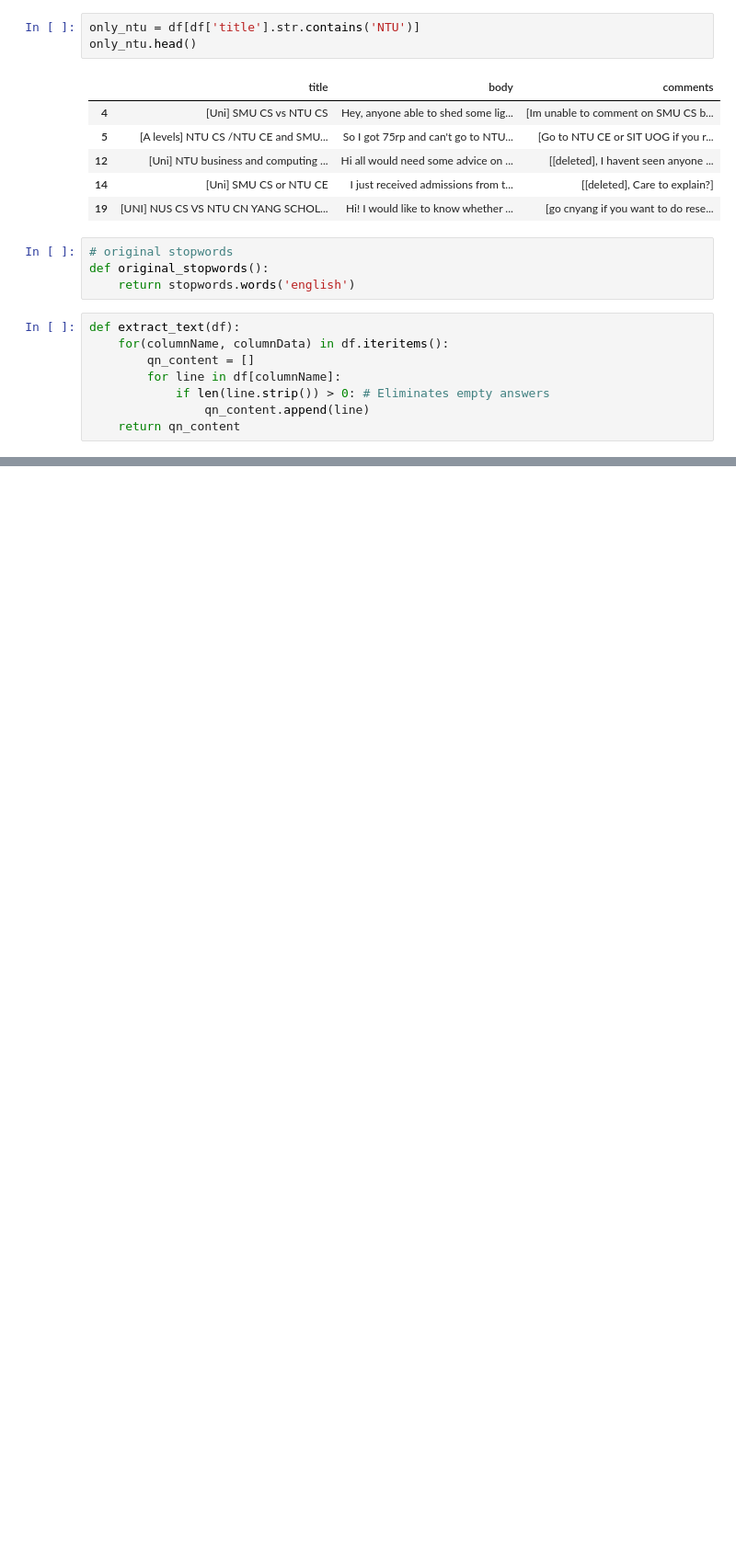
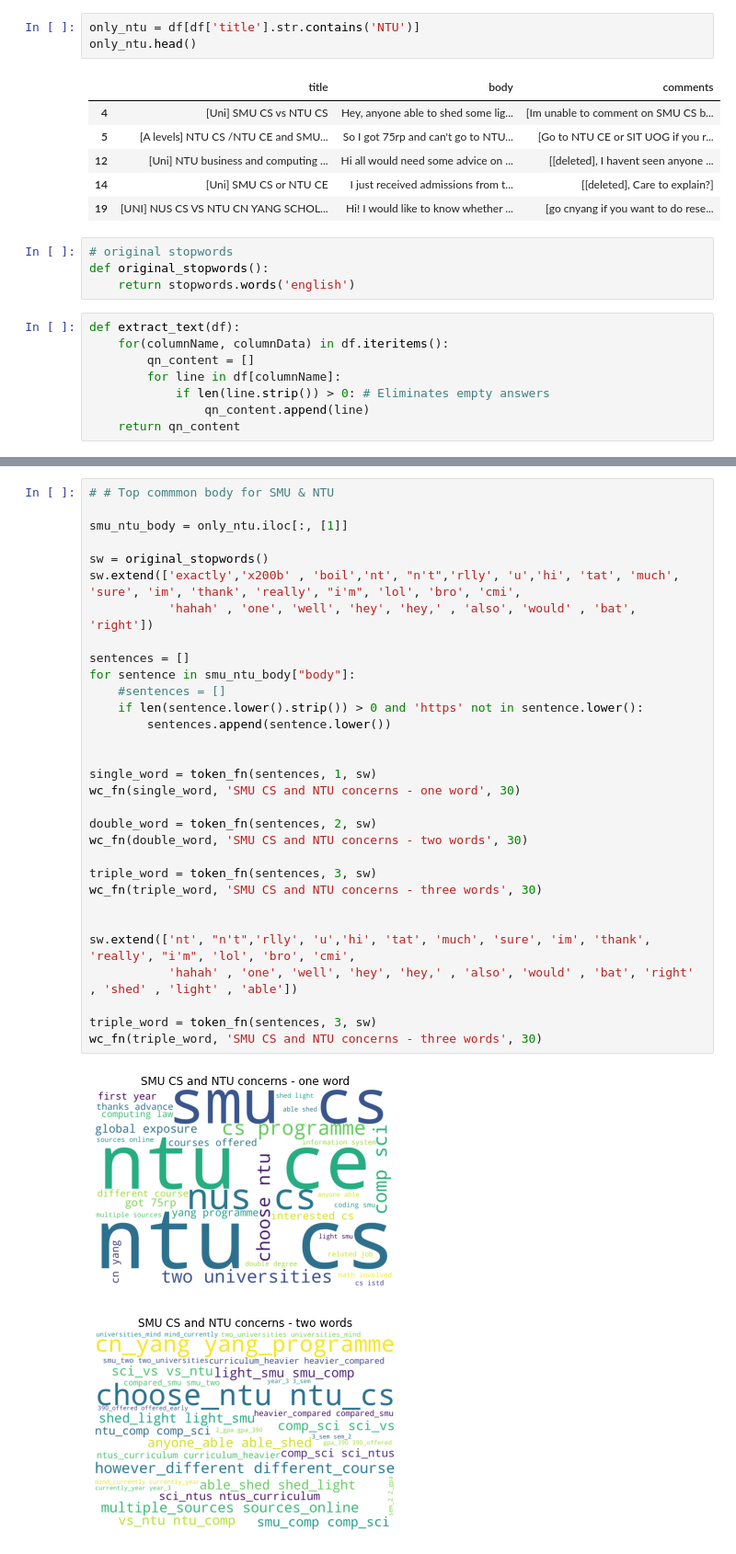
Before and after one commit to ashleyykq/is434-g2-t7, a Jupyter notebook: reddit/SMU CS with NTU.ipynb, the cells around one changed output, grey strips where cells are left out. Shown at 92% size. Cells and saved outputs as stored; diff of their text form; blank space fills up the shorter version.

```diff
--- a/reddit/SMU CS with NTU.ipynb
+++ b/reddit/SMU CS with NTU.ipynb
@@ -320,0 +199,34 @@ def wc_fn(word_list, title, no_word_max):
+# %%
+# # Top commmon body for SMU & NTU
+
+smu_ntu_body = only_ntu.iloc[:, [1]]
+
+sw = original_stopwords()
+sw.extend(['exactly','x200b' , 'boil','nt', "n't",'rlly', 'u','hi', 'tat', 'much', 'sure', 'im', 'thank', 'really', "i'm", 'lol', 'bro', 'cmi',
+           'hahah' , 'one', 'well', 'hey', 'hey,' , 'also', 'would' , 'bat', 'right'])
+
+sentences = []
+for sentence in smu_ntu_body["body"]:
+    #sentences = []
+    if len(sentence.lower().strip()) > 0 and 'https' not in sentence.lower():
+        sentences.append(sentence.lower())
+
+
+single_word = token_fn(sentences, 1, sw)
+wc_fn(single_word, 'SMU CS and NTU concerns - one word', 30)
+
+double_word = token_fn(sentences, 2, sw)
+wc_fn(double_word, 'SMU CS and NTU concerns - two words', 30)
+
+triple_word = token_fn(sentences, 3, sw)
+wc_fn(triple_word, 'SMU CS and NTU concerns - three words', 30)
+
+
+sw.extend(['nt', "n't",'rlly', 'u','hi', 'tat', 'much', 'sure', 'im', 'thank', 'really', "i'm", 'lol', 'bro', 'cmi',
+           'hahah' , 'one', 'well', 'hey', 'hey,' , 'also', 'would' , 'bat', 'right' , 'shed' , 'light' , 'able'])
+
+triple_word = token_fn(sentences, 3, sw)
+wc_fn(triple_word, 'SMU CS and NTU concerns - three words', 30)
+# %% [output]
+[figure, added]
+[figure, added]
```
Also changed, not shown: parts of 14 cells of this notebook, 2 other files.
